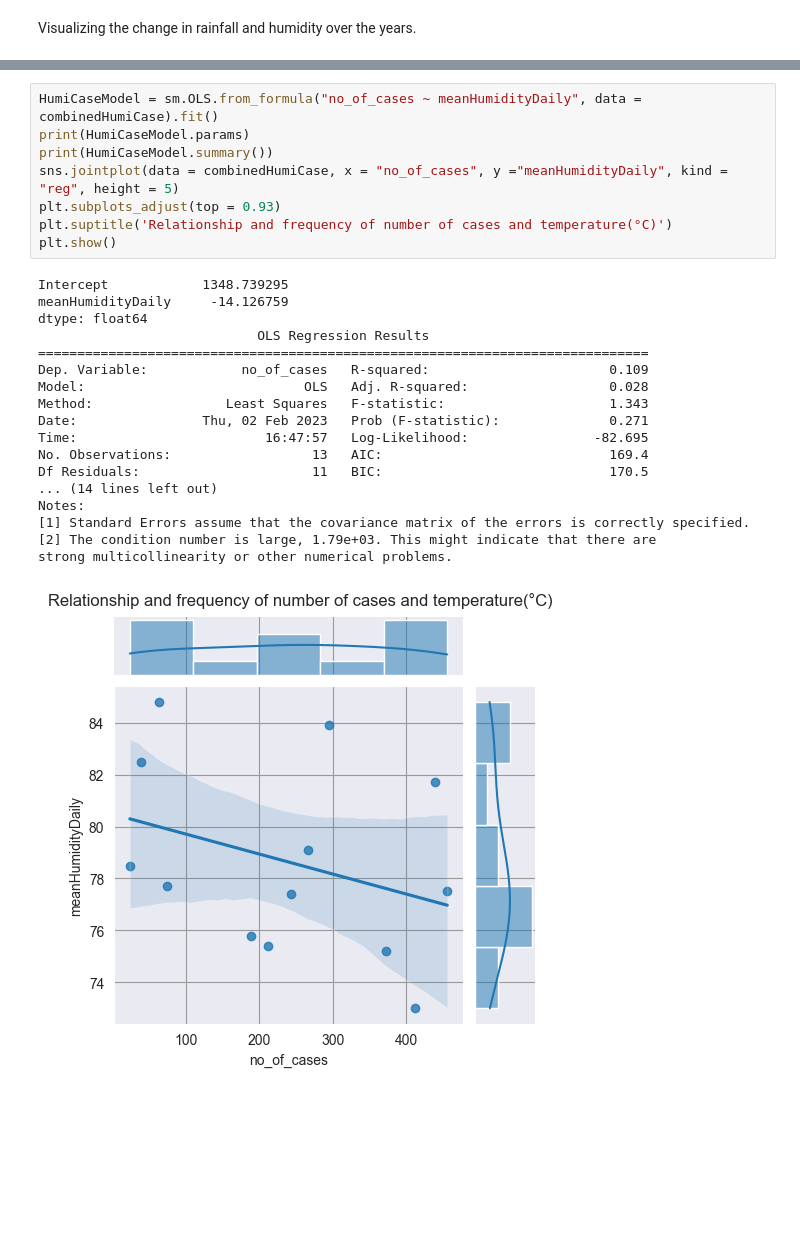
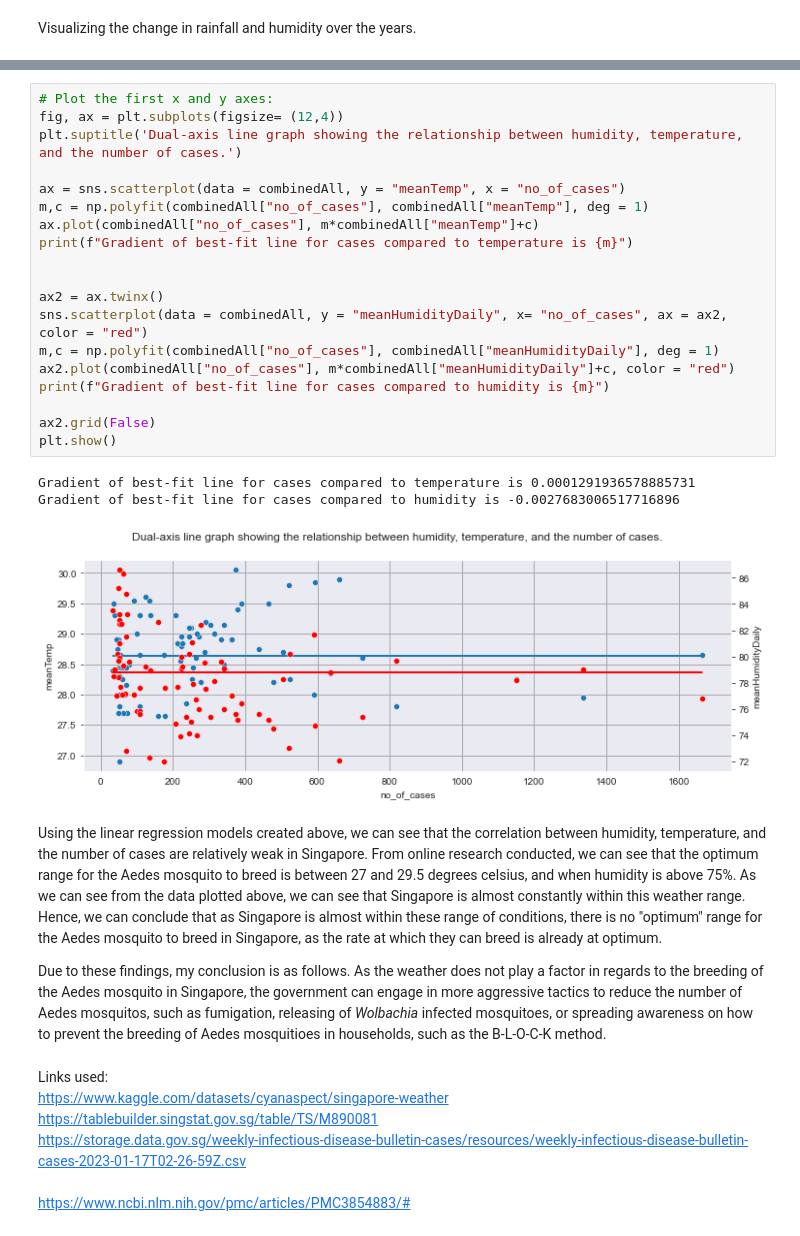
Before and after one commit to derpflections/PDAS_CA2, a Jupyter notebook: index.ipynb, the cells around one changed output, grey strips where cells are left out. Cells and saved outputs as stored; diff of their text form; blank space fills up the shorter version.

```diff
--- a/index.ipynb
+++ b/index.ipynb
@@ -285,27 +398,35 @@ Df Residuals:                     339   BIC:                             4841.
-# %%
-HumiCaseModel = sm.OLS.from_formula("no_of_cases ~ meanHumidityDaily", data = combinedHumiCase).fit()
-print(HumiCaseModel.params)
-print(HumiCaseModel.summary())
-sns.jointplot(data = combinedHumiCase, x = "no_of_cases", y ="meanHumidityDaily", kind = "reg", height = 5)
-plt.subplots_adjust(top = 0.93)
-plt.suptitle('Relationship and frequency of number of cases and temperature(°C)')
-plt.show()
-# %% [output]
-Intercept            1348.739295
-meanHumidityDaily     -14.126759
-dtype: float64
-                            OLS Regression Results
-==============================================================================
-Dep. Variable:            no_of_cases   R-squared:                       0.109
-Model:                            OLS   Adj. R-squared:                  0.028
-Method:                 Least Squares   F-statistic:                     1.343
-Date:                Thu, 02 Feb 2023   Prob (F-statistic):              0.271
-Time:                        16:47:57   Log-Likelihood:                -82.695
-No. Observations:                  13   AIC:                             169.4
-Df Residuals:                      11   BIC:                             170.5
-... (14 lines left out)
-Notes:
-[1] Standard Errors assume that the covariance matrix of the errors is correctly specified.
-[2] The condition number is large, 1.79e+03. This might indicate that there are
-strong multicollinearity or other numerical problems.
-[figure, removed]
+# %%
+# Plot the first x and y axes:
+fig, ax = plt.subplots(figsize= (12,4))
+plt.suptitle('Dual-axis line graph showing the relationship between humidity, temperature, and the number of cases.')
+
+ax = sns.scatterplot(data = combinedAll, y = "meanTemp", x = "no_of_cases")
+m,c = np.polyfit(combinedAll["no_of_cases"], combinedAll["meanTemp"], deg = 1)
+ax.plot(combinedAll["no_of_cases"], m*combinedAll["meanTemp"]+c)
+print(f"Gradient of best-fit line for cases compared to temperature is {m}")
+
+
+ax2 = ax.twinx()
+sns.scatterplot(data = combinedAll, y = "meanHumidityDaily", x= "no_of_cases", ax = ax2, color = "red")
+m,c = np.polyfit(combinedAll["no_of_cases"], combinedAll["meanHumidityDaily"], deg = 1)
+ax2.plot(combinedAll["no_of_cases"], m*combinedAll["meanHumidityDaily"]+c, color = "red")
+print(f"Gradient of best-fit line for cases compared to humidity is {m}")
+
+ax2.grid(False)
+plt.show()
+# %% [output]
+Gradient of best-fit line for cases compared to temperature is 0.0001291936578885731
+Gradient of best-fit line for cases compared to humidity is -0.0027683006517716896
+[figure, added]
+# %% [markdown]
+Using the linear regression models created above, we can see that the correlation between humidity, temperature, and the number of cases are relatively weak in Singapore. From online research conducted, we can see that the optimum range for the Aedes mosquito to breed is between 27 and 29.5 degrees celsius, and when humidity is above 75%. As we can see from the data plotted above, we can see that Singapore is almost constantly within this weather range. Hence, we can conclude that as Singapore is almost within these range of conditions, there is no "optimum" range for the Aedes mosquito to breed in Singapore, as the rate at which they can breed is already at optimum.
+
+Due to these findings, my conclusion is as follows.
+As the weather does not play a factor in regards to the breeding of the Aedes mosquito in Singapore, the government can engage in more aggressive tactics to reduce the number of Aedes mosquitos, such as fumigation, releasing of <i>Wolbachia</i> infected mosquitoes, or spreading awareness on how to prevent the breeding of Aedes mosquitioes in households, such as the B-L-O-C-K method.
+# %% [markdown]
+Links used: <br>
+https://www.kaggle.com/datasets/cyanaspect/singapore-weather<br>
+https://tablebuilder.singstat.gov.sg/table/TS/M890081<br>
+https://storage.data.gov.sg/weekly-infectious-disease-bulletin-cases/resources/weekly-infectious-disease-bulletin-cases-2023-01-17T02-26-59Z.csv<br>
+<br>
+https://www.ncbi.nlm.nih.gov/pmc/articles/PMC3854883/#<br>
```
Also changed, not shown: parts of 10 cells of this notebook, 10 other files.
